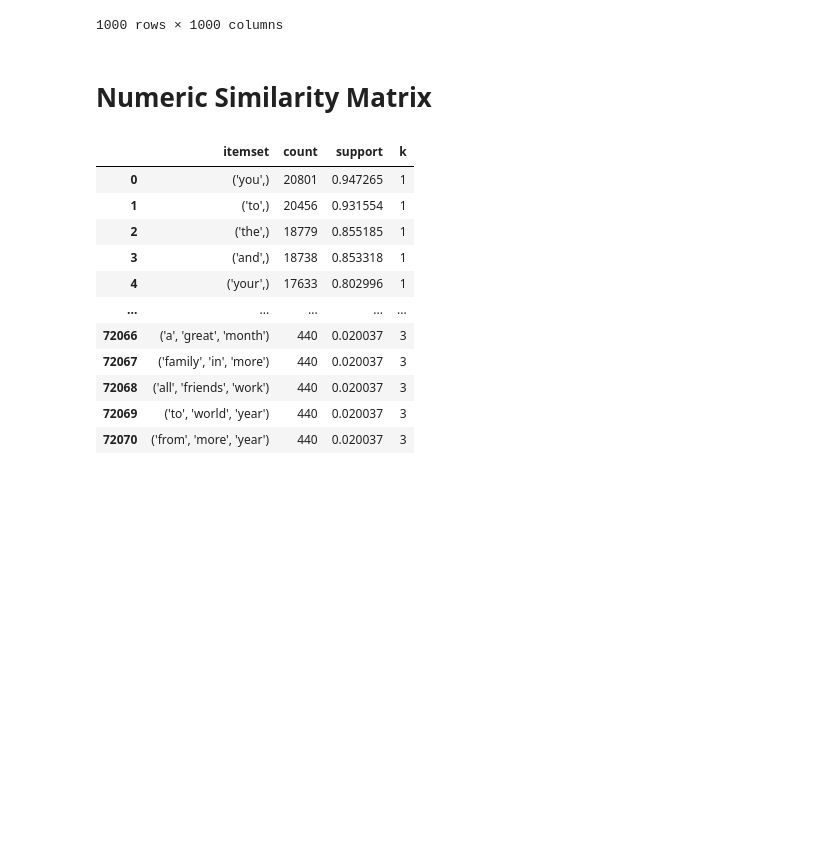
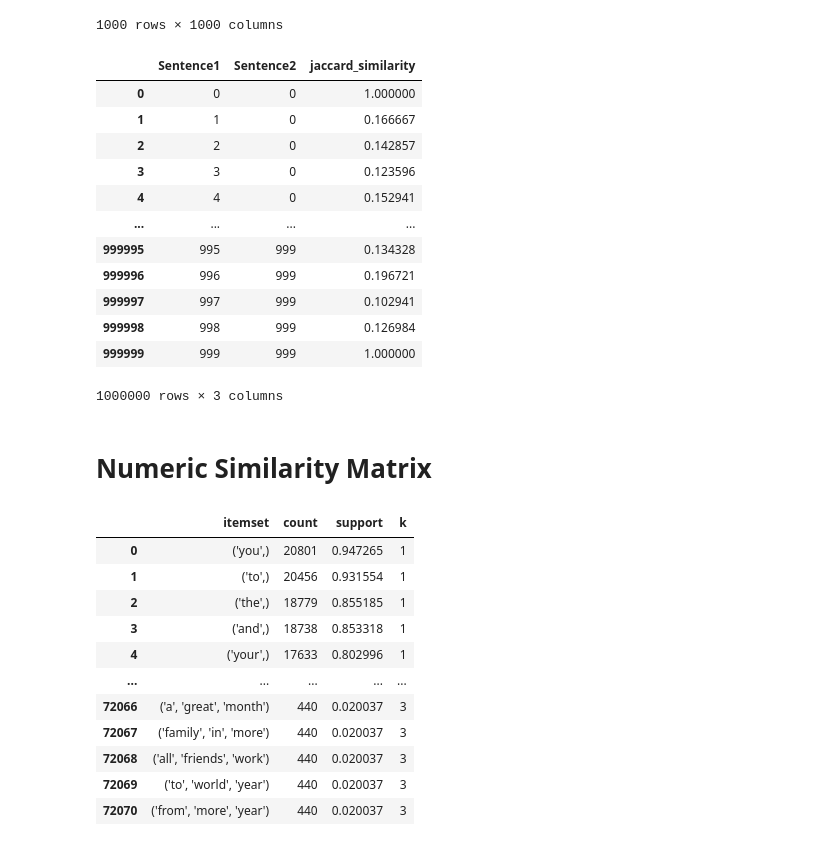
Before and after one commit to andregodinhodtu/02807_Comp_tools_project_group_02, a Jupyter notebook: notebooks/frequent_itemsets_generated_results.ipynb, the cells around one changed output. Saved outputs shown, nothing was run; the diff lists cells and outputs as text; code cells hidden in the pictures; blank space fills up the shorter version.

```diff
--- a/notebooks/frequent_itemsets_generated_results.ipynb
+++ b/notebooks/frequent_itemsets_generated_results.ipynb
@@ -185,6 +216,26 @@ jacard_similarity_matrix
 | 998 | 0.123288 | 0.134146 | 0.055556 | 0.113924 | 0.194444 | 0.183099 | 0.160000 | 0.128205 | 0.186667 | 0.121951 | ... | ... |
 | 999 | 0.106667 | 0.132530 | 0.100000 | 0.098765 | 0.101266 | 0.133333 | 0.142857 | 0.155844 | 0.125000 | 0.081395 | ... | ... |
 1000 rows × 1000 columns
+# %%
+jacard_similarity_matrix_long = jacard_similarity_matrix.reset_index().melt(
+    id_vars='index', value_name='jaccard_similarity', var_name='Sentence2'
+).rename(columns={'index': 'Sentence1'})
+# %%
+jacard_similarity_matrix_long
+# %% [output]
+|  | Sentence1 | Sentence2 | jaccard_similarity |
+| 0 | 0 | 0 | 1.000000 |
+| 1 | 1 | 0 | 0.166667 |
+| 2 | 2 | 0 | 0.142857 |
+| 3 | 3 | 0 | 0.123596 |
+| 4 | 4 | 0 | 0.152941 |
+| ... | ... | ... | ... |
+| 999995 | 995 | 999 | 0.134328 |
+| 999996 | 996 | 999 | 0.196721 |
+| 999997 | 997 | 999 | 0.102941 |
+| 999998 | 998 | 999 | 0.126984 |
+| 999999 | 999 | 999 | 1.000000 |
+1000000 rows × 3 columns
 # %% [markdown]
 # Numeric Similarity Matrix
 # %%
```
Also changed, not shown: parts of 5 cells of this notebook, 1 other file.
